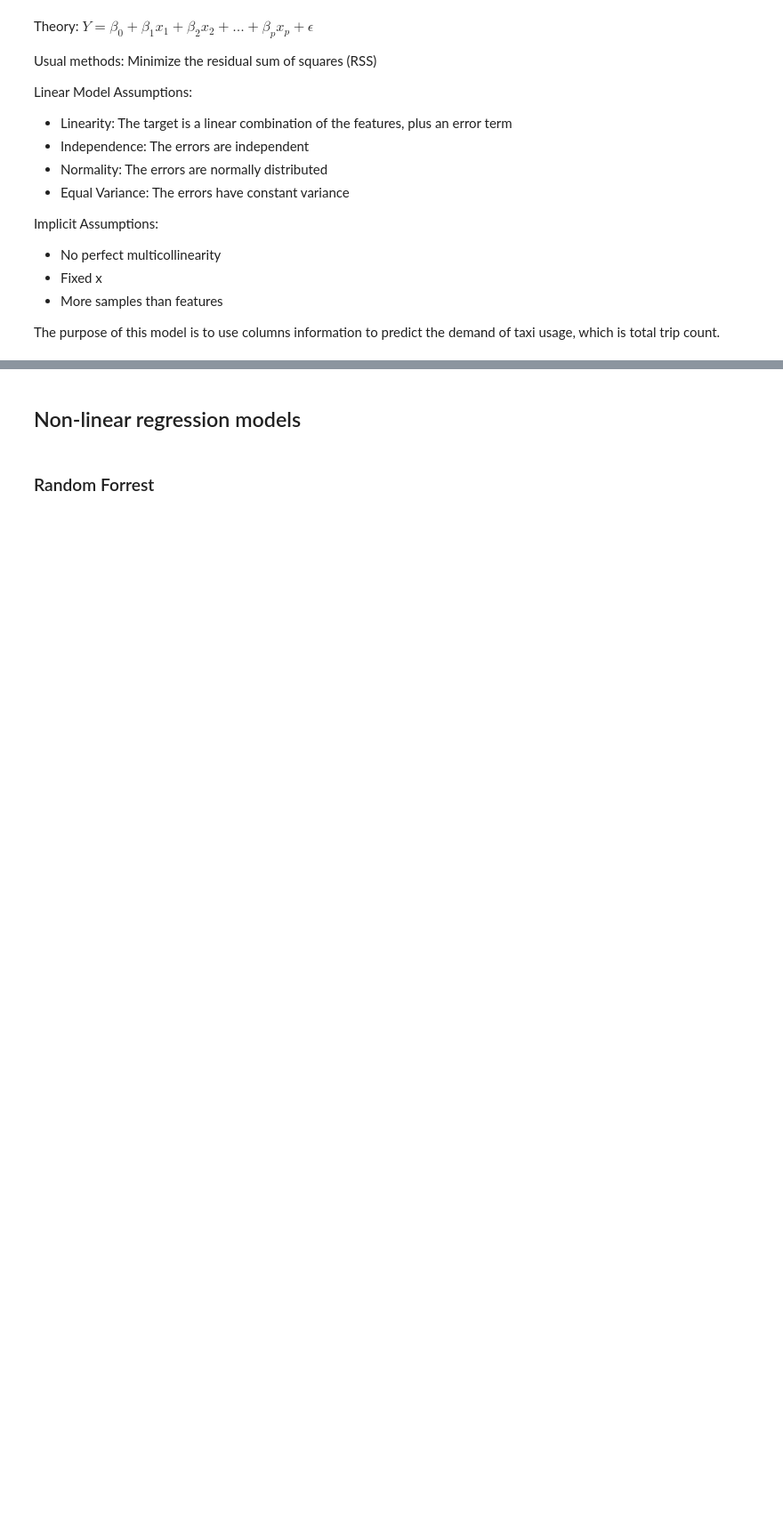
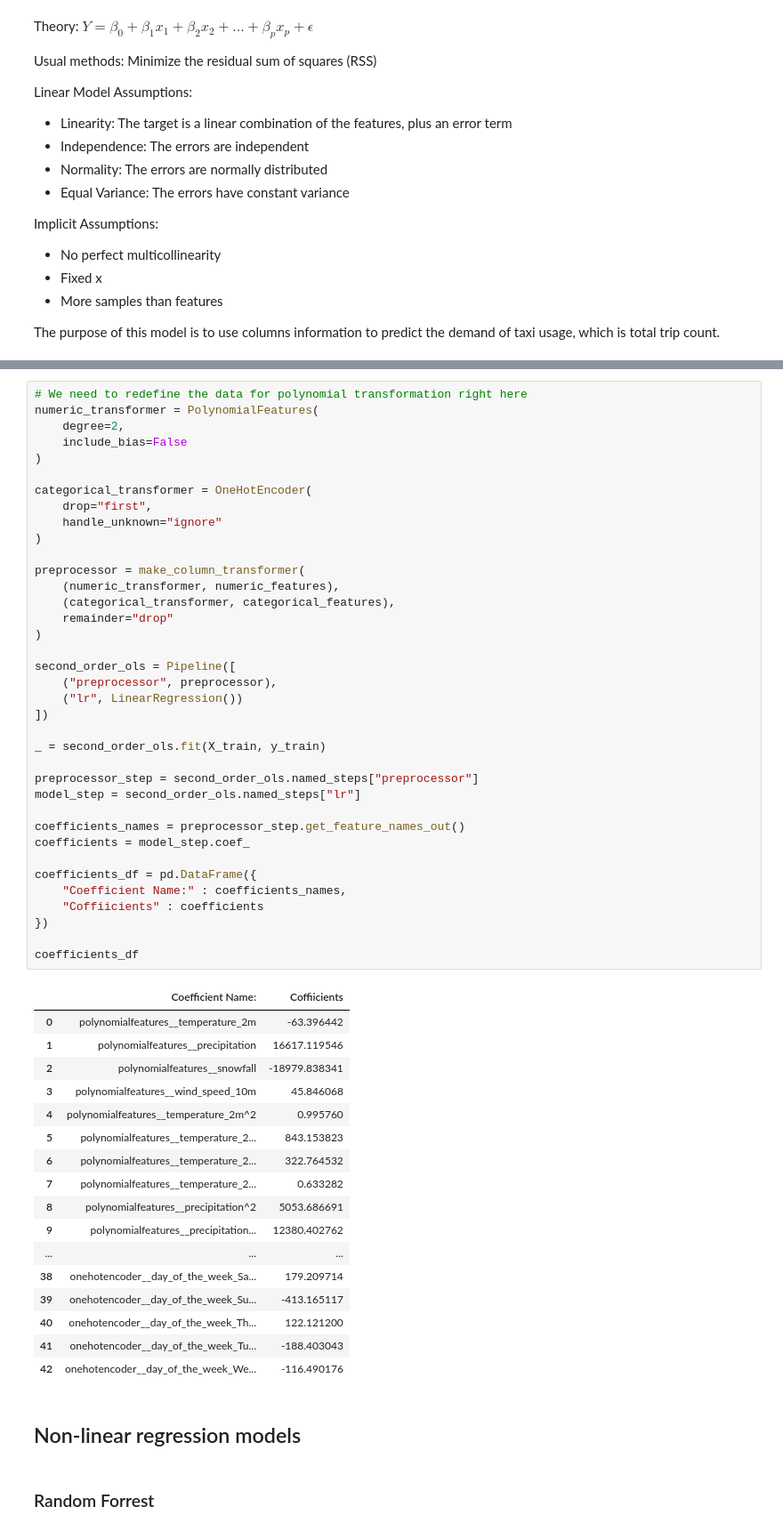
Before and after one commit to samuel54illinois/NYC_TLC_Trip_Record_Analysis, a Jupyter notebook: notebook_analysis/3_weather_data_analysis.ipynb, the cells around one changed output, grey strips where cells are left out. Shown at 89% size. Drawn from its saved outputs; the diff is of its cells as text; blank space fills up the shorter version.

```diff
--- a/notebook_analysis/3_weather_data_analysis.ipynb
+++ b/notebook_analysis/3_weather_data_analysis.ipynb
@@ -365,3 +369,58 @@ We definedthe preprocessor for the numeric and categorical transformers now.
+# %%
+# We need to redefine the data for polynomial transformation right here
+numeric_transformer = PolynomialFeatures(
+    degree=2,
+    include_bias=False
+)
+
+categorical_transformer = OneHotEncoder(
+    drop="first",
+    handle_unknown="ignore"
+)
+
+preprocessor = make_column_transformer(
+    (numeric_transformer, numeric_features),
+    (categorical_transformer, categorical_features),
+    remainder="drop"
+)
+
+second_order_ols = Pipeline([
+    ("preprocessor", preprocessor),
+    ("lr", LinearRegression())
+])
+
+_ = second_order_ols.fit(X_train, y_train)
+
+preprocessor_step = second_order_ols.named_steps["preprocessor"]
+model_step = second_order_ols.named_steps["lr"]
+
+coefficients_names = preprocessor_step.get_feature_names_out()
+coefficients = model_step.coef_
+
+coefficients_df = pd.DataFrame({
+    "Coefficient Name:" : coefficients_names,
+    "Coffiicients" : coefficients
+})
+
+coefficients_df
+# %% [output]
+|  | Coefficient Name: | Coffiicients |
+| 0 | polynomialfeatures__temperature_2m | -63.396442 |
+| 1 | polynomialfeatures__precipitation | 16617.119546 |
+| 2 | polynomialfeatures__snowfall | -18979.838341 |
+| 3 | polynomialfeatures__wind_speed_10m | 45.846068 |
+| 4 | polynomialfeatures__temperature_2m^2 | 0.995760 |
+| 5 | polynomialfeatures__temperature_2... | 843.153823 |
+| 6 | polynomialfeatures__temperature_2... | 322.764532 |
+| 7 | polynomialfeatures__temperature_2... | 0.633282 |
+| 8 | polynomialfeatures__precipitation^2 | 5053.686691 |
+| 9 | polynomialfeatures__precipitation... | 12380.402762 |
+| ... | ... | ... |
+| 38 | onehotencoder__day_of_the_week_Sa... | 179.209714 |
+| 39 | onehotencoder__day_of_the_week_Su... | -413.165117 |
+| 40 | onehotencoder__day_of_the_week_Th... | 122.121200 |
+| 41 | onehotencoder__day_of_the_week_Tu... | -188.403043 |
+| 42 | onehotencoder__day_of_the_week_We... | -116.490176 |
 # %% [markdown]
 ## Non-linear regression models
 # %% [markdown]
```
Also changed, not shown: parts of 8 cells of this notebook.
